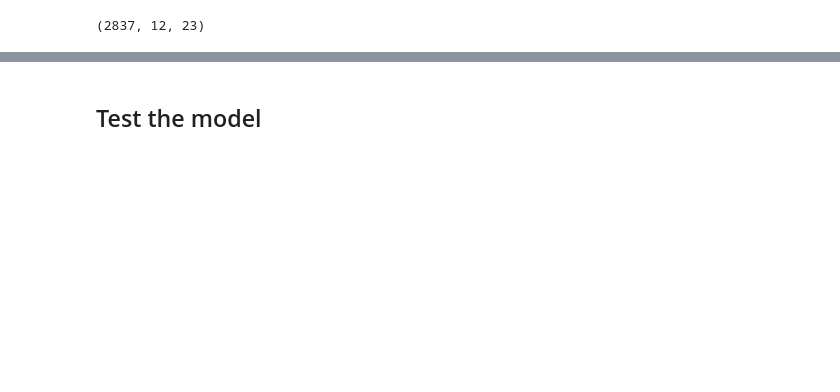
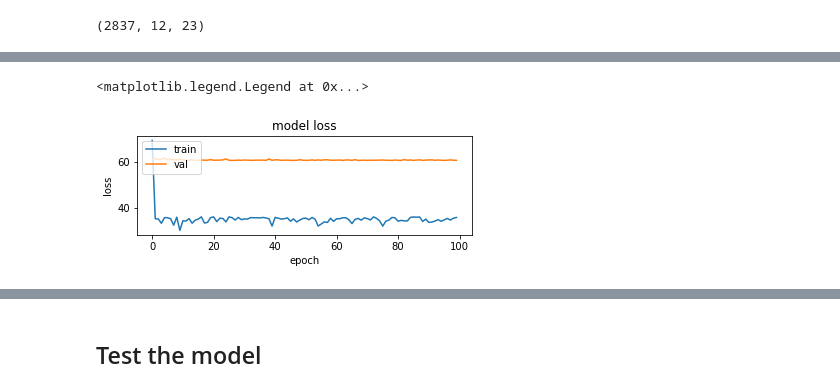
Before and after one commit to Alicegaz/DLAssignments, a Jupyter notebook: Assignment3/How_much_did_it_rain/Untitled.ipynb, the cells around one changed output, grey strips where cells are left out. Drawn from its saved outputs; the diff is of its cells as text; code cells hidden in the pictures; blank space fills up the shorter version.

```diff
--- a/Assignment3/How_much_did_it_rain/Untitled.ipynb
+++ b/Assignment3/How_much_did_it_rain/Untitled.ipynb
@@ -114,7 +114,7 @@ train_data_arr.shape[0], train_data_arr[0].shape[0], train_data_arr[0].shape[1]
 (2837, 12, 23)
 # %%
 seq_len = max([seq_lens_train.max(), seq_lens_val.max()])#choose the length of the sequence
-neurons = [64, 128, 256]
+neurons = [32, 64, 128, 256, 500]
 n_in = train_data_arr[0].shape[1]#length of the feature vector of each element in a sequence
 n_out = 1#dim of the output feture vector
 # %%
@@ -129,7 +135,7 @@ y = tf.placeholder(tf.float32, [None])
 seq_length = tf.placeholder(dtype=tf.int16, shape=[None])
 
 with tf.variable_scope('lstm-rnn', initializer=tf.contrib.layers.variance_scaling_initializer()):
-    rnn_cell_1 = tf.contrib.rnn.LSTMCell(num_units=neurons[1])
+    rnn_cell_1 = tf.contrib.rnn.LSTMCell(num_units=neurons[0])
     rnn_cell_2 = tf.contrib.rnn.LSTMCell(num_units=neurons[1])
     multi_layer_cell = tf.contrib.rnn.MultiRNNCell([rnn_cell_1, rnn_cell_2])
     outputs, states = tf.nn.dynamic_rnn(multi_layer_cell, X, dtype=tf.float32,
@@ -137,7 +143,7 @@ with tf.variable_scope('lstm-rnn', initializer=tf.contrib.layers.variance_scalin
     drop = tf.layers.dropout(inputs=states[1], rate=0.4)
     y_pred = tf.layers.dense(drop, n_out)
 # %%
-learning_rate = 1e-3
+learning_rate = 0.05
 
 error = (y-y_pred)
 loss = tf.reduce_mean(tf.square(error), name="loss")
@@ -155,7 +161,7 @@ init = tf.global_variables_initializer()
 saver = tf.train.Saver()
 # %%
 n_samples = train_data_arr.shape[0]
-n_epochs = 30
+n_epochs = 100
 batch_size = len(train_data_arr) / 25
 #printbatch_size
 loss_hist = {'mae': {'train': [], 'val': []}, 'loss':{'train':[], 'val':[]}}
@@ -177,11 +183,16 @@ with tf.Session() as sess:
             mae_train = mae.eval(feed_dict={X: X_batch, seq_length: len_batch, y: y_batch})
             train_mae_list.append(float(mae_train))
             train_loss_list.append(loss_train)
-            if batch_i % 5 == 0:
-                print("{:4d}  Train loss: {:.4f}, Train MAE: {:.2f}  Val MAE: {:.2f}".format(
-                epoch, loss_train, mae_train, mae_val))
-        loss_hist['loss']['train'].append(float(np.array(train_loss_list).mean()))
-        loss_hist['mae']['train'].append(float(np.array(train_mae_list).mean()))
+
+        print("\n")
+
+        loss_train_mean = float(np.array(train_loss_list).mean())
+        mae_train_mean = float(np.array(train_mae_list).mean())
+
+
+        loss_hist['loss']['train'].append(loss_train_mean)
+        loss_hist['mae']['train'].append(mae_train_mean)
+
         loss_val, step = sess.run(
                     [loss, global_step],
                     feed_dict={X: val_pad, seq_length: seq_lens_val, y: y_val})
@@ -190,6 +201,8 @@ with tf.Session() as sess:
         mae_val = mae.eval(feed_dict={X: val_pad, seq_length: seq_lens_val, y: y_val})
         loss_hist['mae']['val'].append(float(mae_val))
 
+        print("{:4d}  Train loss: {:.4f}, Train MAE: {:.2f}  Val MAE: {:.2f}".format(
+                epoch, loss_train_mean, mae_train_mean, mae_val))
 
         best_ckpt_saver.handle(loss_val, sess, global_step)
             #saver.save(sess, "./models/model1.ckpt")
@@ -214,0 +228,14 @@ with tf.Session() as sess:
+# %%
+plt.figure(1)
+
+#history of accuracy
+plt.subplot(211)
+plt.plot(loss_hist['loss']['train'])
+plt.plot(loss_hist['loss']['val'])
+plt.title('model loss')
+plt.ylabel('loss')
+plt.xlabel('epoch')
+plt.legend(['train', 'val'], loc='upper left')
+# %% [output]
+<matplotlib.legend.Legend at 0x...>
+[figure, added]
```
Also changed, not shown: parts of 22 cells of this notebook.
